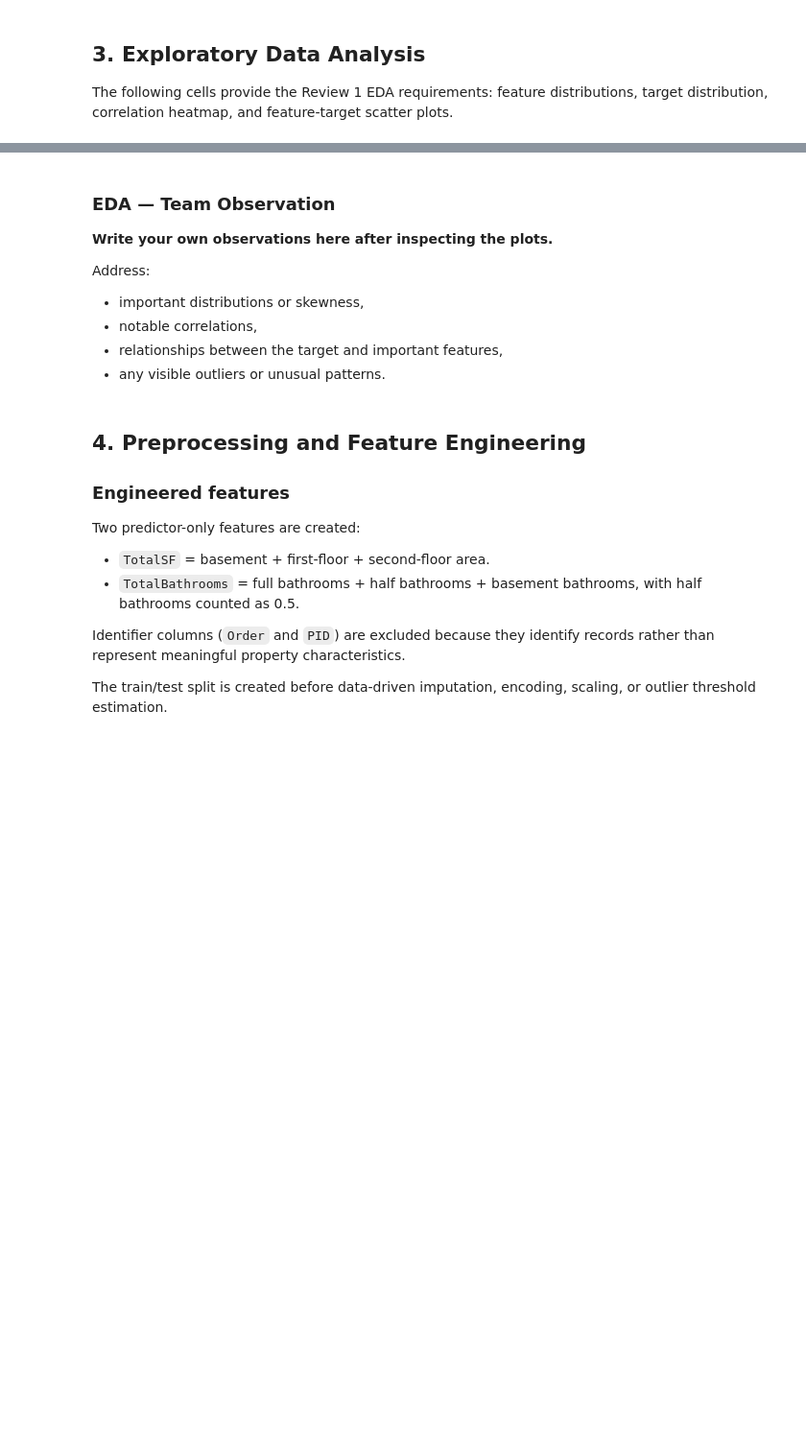
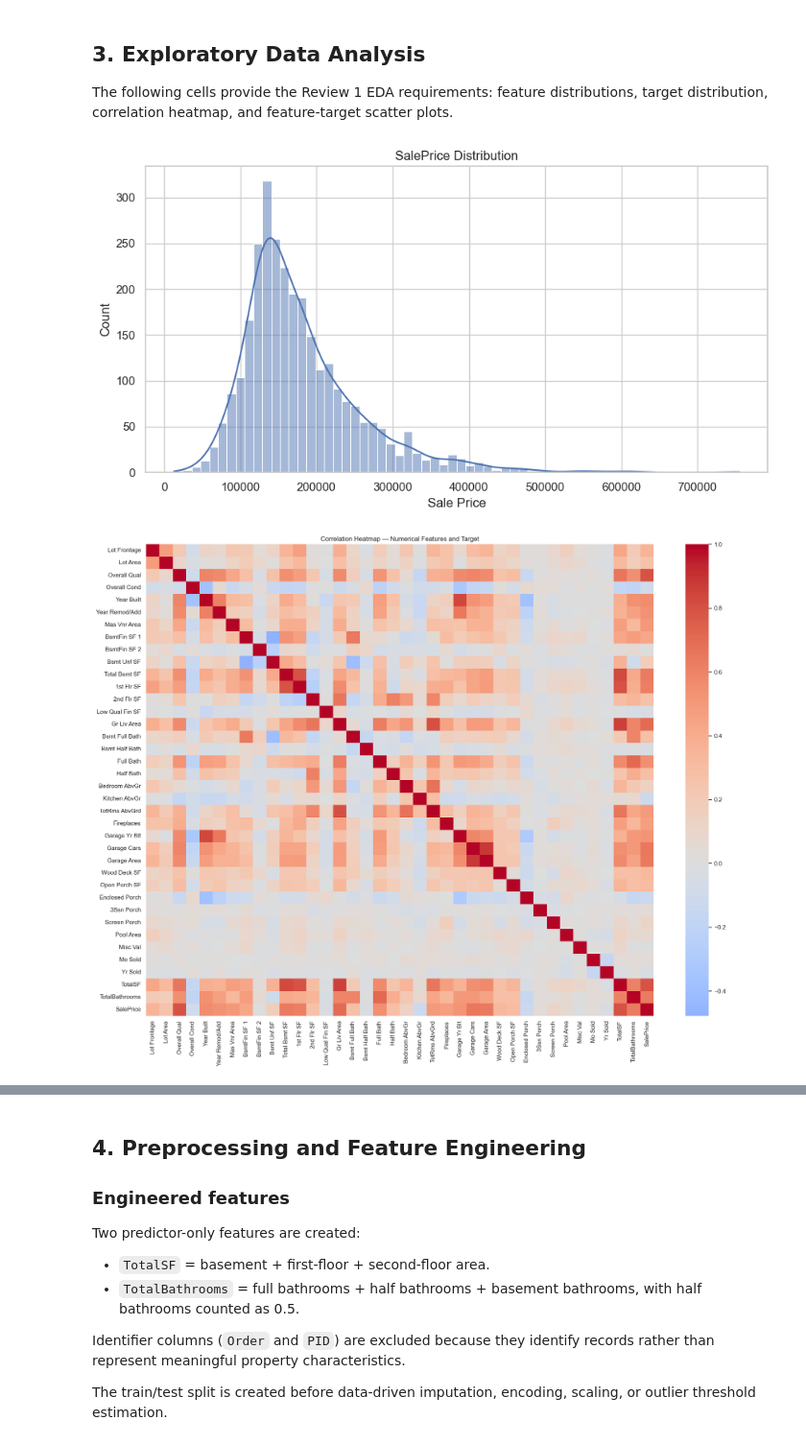
Before and after one commit to venky170507/ML_CAPSTONE, a Jupyter notebook: Review-1/notebooks/10_knn_regressor.ipynb, the cells around one changed output, grey strips where cells are left out. Shown at 96% size. Drawn from its saved outputs; the diff is of its cells as text; code cells hidden in the pictures; blank space fills up the shorter version.

```diff
--- a/Review-1/notebooks/10_knn_regressor.ipynb
+++ b/Review-1/notebooks/10_knn_regressor.ipynb
@@ -22,8 +20,6 @@ import pandas as pd
 import matplotlib.pyplot as plt
 import seaborn as sns
 
-# Locate the project root whether Jupyter is started from the repository root
-# or from Review-1/notebooks.
 cwd = Path.cwd().resolve()
 candidates = [cwd] + list(cwd.parents)
 PROJECT_ROOT = next(
@@ -38,9 +34,9 @@ from preprocessing import (
     regression_metrics
 )
 
-DATA_PATH = PROJECT_ROOT / "Review-1" / "data" / "AmesHousing.csv"
-RESULTS_DIR = PROJECT_ROOT / "Review-1" / "results"
-MODELS_DIR = PROJECT_ROOT / "Review-1" / "models"
+DATA_PATH = PROJECT_ROOT / "data" / "AmesHousing.csv"
+RESULTS_DIR = PROJECT_ROOT / "results"
+MODELS_DIR = PROJECT_ROOT / "models"
 RESULTS_DIR.mkdir(parents=True, exist_ok=True)
 MODELS_DIR.mkdir(parents=True, exist_ok=True)
 
@@ -73,57 +115,38 @@ print("Numerical features:", len(X.select_dtypes(include=np.number).columns))
 
 The following cells provide the Review 1 EDA requirements: feature distributions, target distribution, correlation heatmap, and feature-target scatter plots.
 # %%
-# Distribution plots for all numerical features.
-numeric_cols = X.select_dtypes(include=np.number).columns.tolist()
-ncols = 4
-nrows = int(np.ceil(len(numeric_cols) / ncols))
-fig, axes = plt.subplots(nrows, ncols, figsize=(18, 4 * nrows))
-axes = np.asarray(axes).ravel()
-
-for ax, col in zip(axes, numeric_cols):
-    sns.histplot(df[col], kde=True, ax=ax)
-    ax.set_title(f"Distribution: {col}")
-    ax.set_xlabel(col)
-    ax.set_ylabel("Count")
-
-for ax in axes[len(numeric_cols):]:
-    ax.axis("off")
-
-plt.suptitle("Numerical Feature Distributions", y=1.002, fontsize=16)
-plt.tight_layout()
-plt.show()
-
-# Target distribution.
 plt.figure(figsize=(9, 5))
 sns.histplot(y, kde=True)
 plt.title("SalePrice Distribution")
 plt.xlabel("Sale Price")
 plt.ylabel("Count")
 plt.tight_layout()
 plt.show()
 
-# Correlation heatmap for numerical variables.
+numeric_cols = X.select_dtypes(include=np.number).columns.tolist()
 corr_cols = numeric_cols + [TARGET]
 corr = df[corr_cols].corr(numeric_only=True)
 
 plt.figure(figsize=(18, 14))
 sns.heatmap(corr, cmap="coolwarm", center=0)
 plt.title("Correlation Heatmap — Numerical Features and Target")
 plt.tight_layout()
 plt.show()
 
-# Two required feature-target scatter plots.
 fig, axes = plt.subplots(1, 2, figsize=(14, 5))
 
 sns.scatterplot(data=df, x="Overall Qual", y=TARGET, ax=axes[0], alpha=0.55)
 axes[0].set_title("Overall Quality vs SalePrice")
 axes[0].set_xlabel("Overall Quality")
 axes[0].set_ylabel("Sale Price")
 
 sns.scatterplot(data=df, x="Gr Liv Area", y=TARGET, ax=axes[1], alpha=0.55)
 axes[1].set_title("Above-Ground Living Area vs SalePrice")
 axes[1].set_xlabel("Gr Liv Area")
 axes[1].set_ylabel("Sale Price")
 
 plt.tight_layout()
 plt.show()
+# %% [output]
+[figure, added]
+[figure, added]
@@ -130,13 +154,3 @@ plt.show()
-# %% [markdown]
-### EDA — Team Observation
-
-**Write your own observations here after inspecting the plots.**
-
-Address:
-- important distributions or skewness,
-- notable correlations,
-- relationships between the target and important features,
-- any visible outliers or unusual patterns.
 # %% [markdown]
 ## 4. Preprocessing and Feature Engineering
 
```
Also changed, not shown: parts of 9 cells of this notebook, 23 other files.
